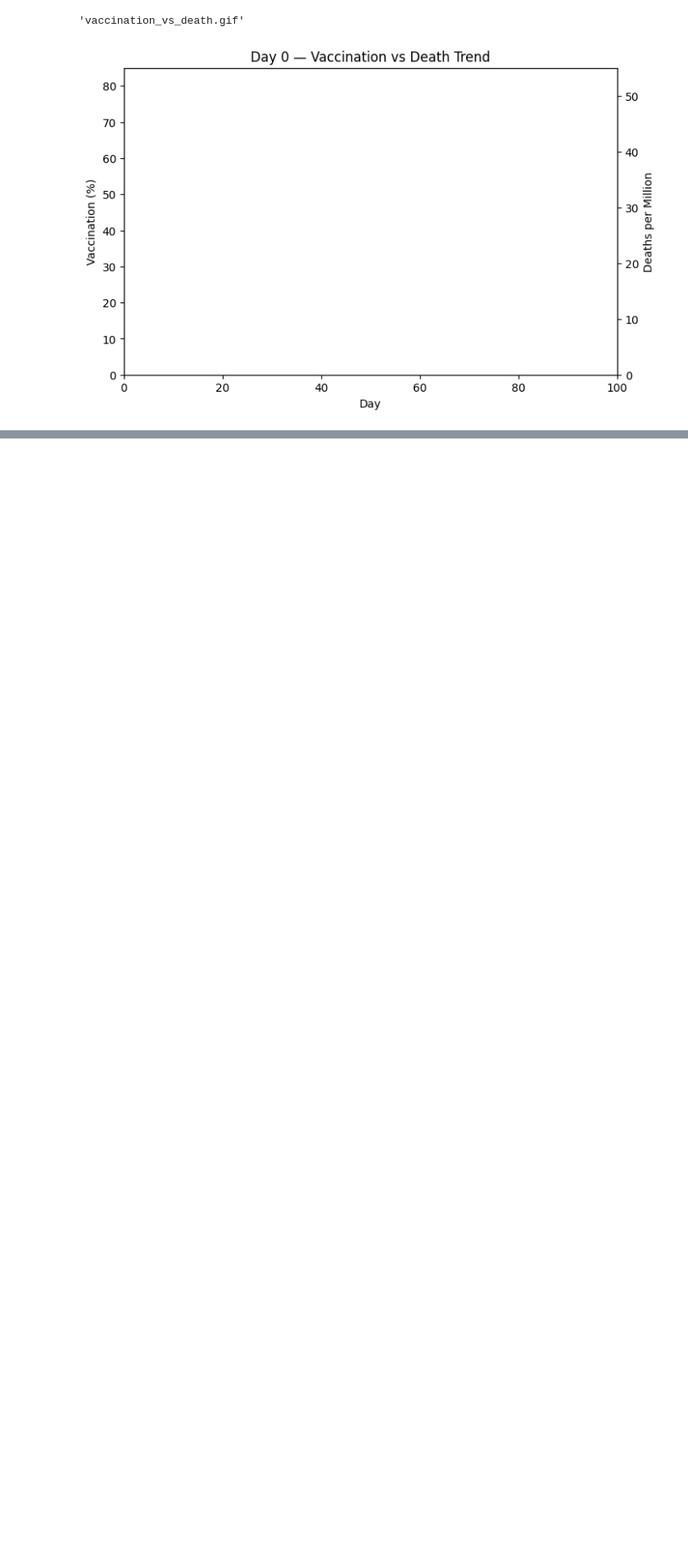
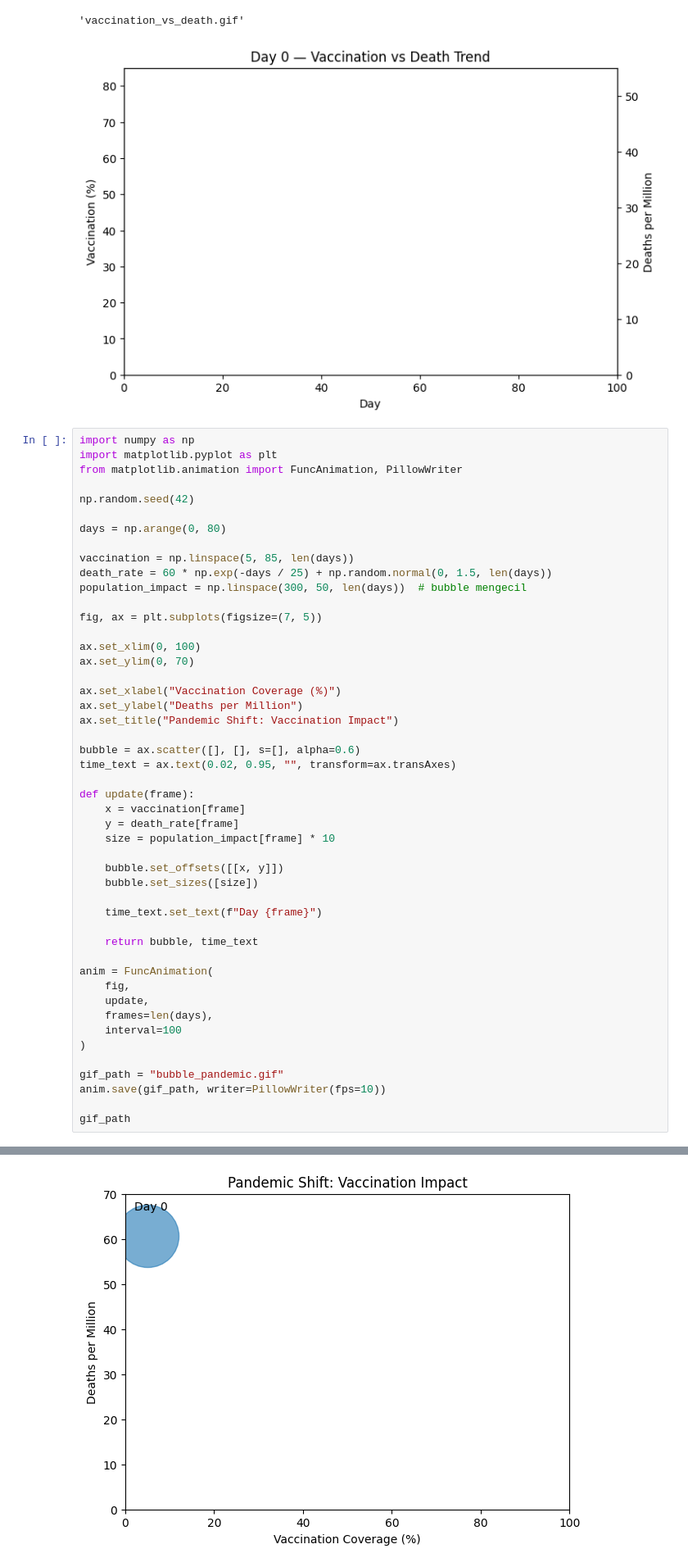
Before and after one commit to 4zmyyy/Belajar-Python-, a Jupyter notebook: Python Learning day 25: Comeback, Matplotlib & little systems.ipynb, the cells around one changed output, grey strips where cells are left out. Shown at 82% size. Drawn from its saved outputs; the diff is of its cells as text; blank space fills up the shorter version.

```diff
--- a/Python Learning day 25: Comeback, Matplotlib & little systems.ipynb
+++ b/Python Learning day 25: Comeback, Matplotlib & little systems.ipynb
@@ -307,3 +307,52 @@ gif_path
 # %% [output]
 'vaccination_vs_death.gif'
 [figure]
+# %%
+import numpy as np
+import matplotlib.pyplot as plt
+from matplotlib.animation import FuncAnimation, PillowWriter
+
+np.random.seed(42)
+
+days = np.arange(0, 80)
+
+vaccination = np.linspace(5, 85, len(days))
+death_rate = 60 * np.exp(-days / 25) + np.random.normal(0, 1.5, len(days))
+population_impact = np.linspace(300, 50, len(days))  # bubble mengecil
+
+fig, ax = plt.subplots(figsize=(7, 5))
+
+ax.set_xlim(0, 100)
+ax.set_ylim(0, 70)
+
+ax.set_xlabel("Vaccination Coverage (%)")
+ax.set_ylabel("Deaths per Million")
+ax.set_title("Pandemic Shift: Vaccination Impact")
+
+bubble = ax.scatter([], [], s=[], alpha=0.6)
+time_text = ax.text(0.02, 0.95, "", transform=ax.transAxes)
+
+def update(frame):
+    x = vaccination[frame]
+    y = death_rate[frame]
+    size = population_impact[frame] * 10
+
+    bubble.set_offsets([[x, y]])
+    bubble.set_sizes([size])
+
+    time_text.set_text(f"Day {frame}")
+
+    return bubble, time_text
+
+anim = FuncAnimation(
+    fig,
+    update,
+    frames=len(days),
+    interval=100
+)
+
+gif_path = "bubble_pandemic.gif"
+anim.save(gif_path, writer=PillowWriter(fps=10))
+
+gif_path
+# %% [output]
@@ -309,0 +360 @@ gif_path
+[figure, added]
```
Also changed, not shown: parts of 1 cell of this notebook.
